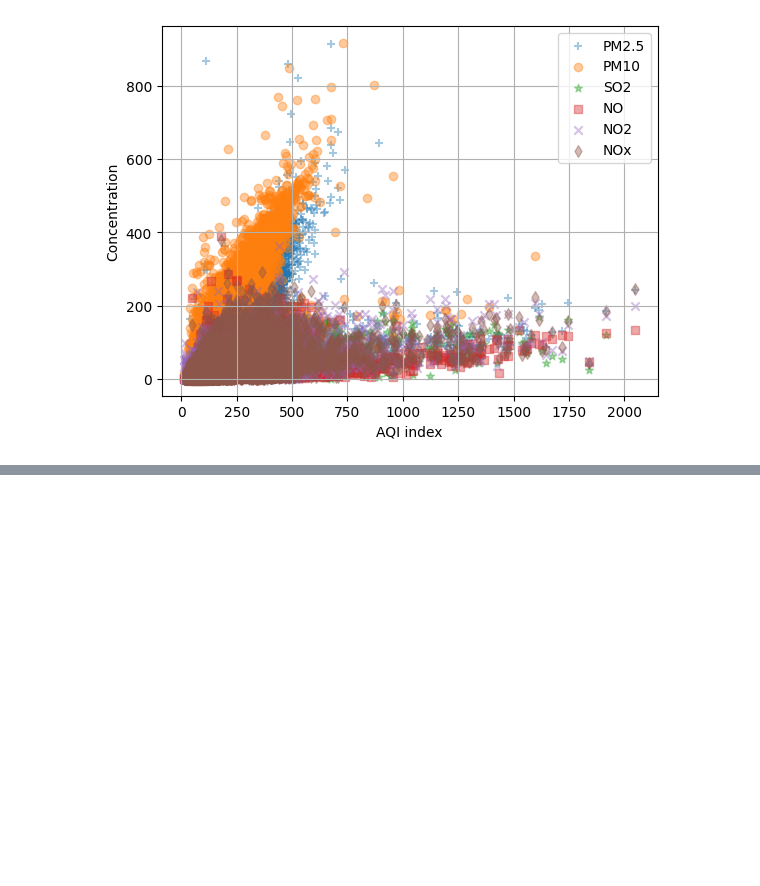
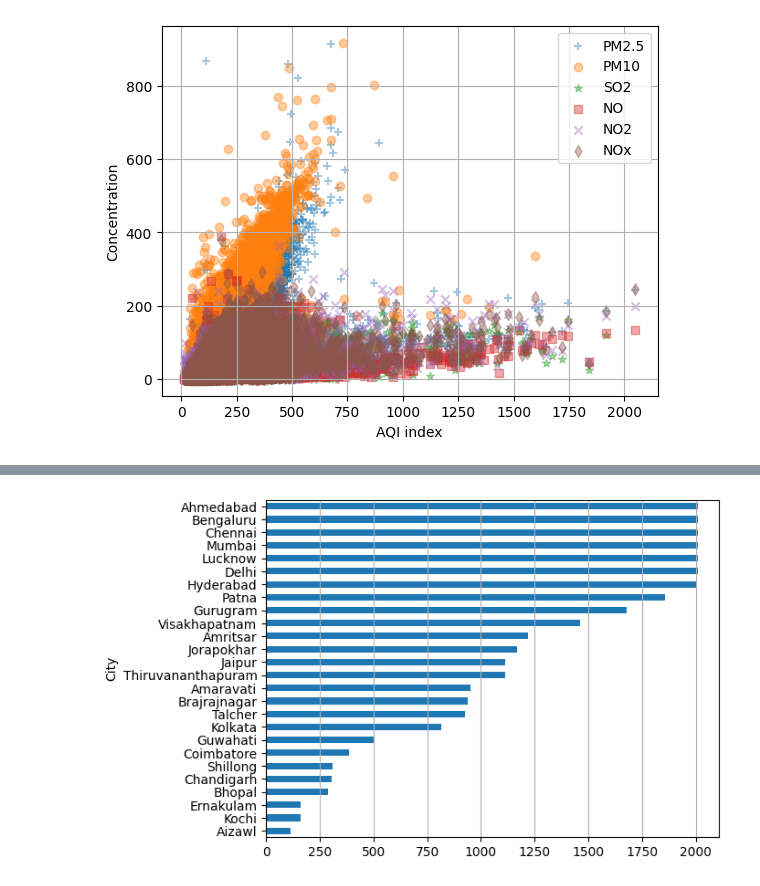
Before and after one commit to alexismenanieves/Air_Quality_Project, a Jupyter notebook: notebooks/01_Analysis.ipynb, the cells around one changed output, grey strips where cells are left out. Saved outputs shown, nothing was run; the diff lists cells and outputs as text; code cells hidden in the pictures; blank space fills up the shorter version.

```diff
--- a/notebooks/01_Analysis.ipynb
+++ b/notebooks/01_Analysis.ipynb
@@ -185,0 +194,6 @@ fig, ax = plt.subplots(figsize=(20, 10))
+# %%
+df_temp.groupby('City')['City'].size().sort_values(ascending=True).plot(kind='barh')
+plt.grid(axis='x')
+plt.show()
+# %% [output]
+[figure, added]
```
Also changed, not shown: parts of 4 cells of this notebook.
